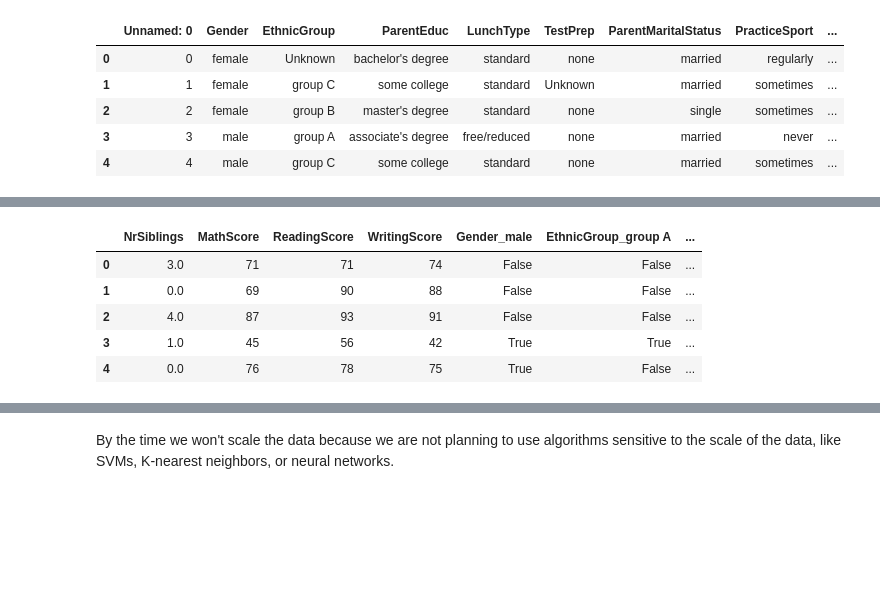
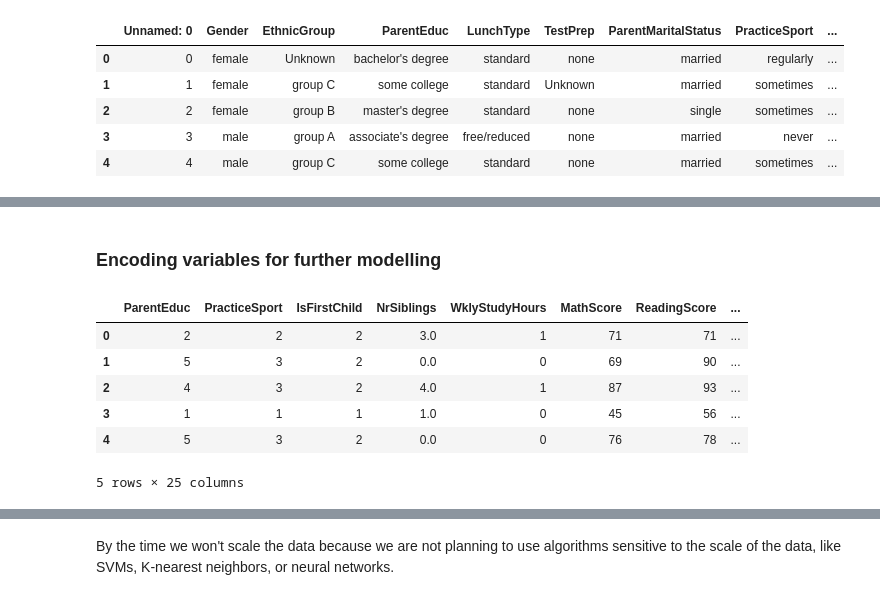
Before and after one commit to nilm9/Student_Grade_Predictor, a Jupyter notebook: modelling/EDA-StudentGrades.ipynb, the cells around one changed output, grey strips where cells are left out. Saved outputs shown, nothing was run; the diff lists cells and outputs as text; code cells hidden in the pictures; blank space fills up the shorter version.

```diff
--- a/modelling/EDA-StudentGrades.ipynb
+++ b/modelling/EDA-StudentGrades.ipynb
@@ -110,3 +116,23 @@ MathScore              0
 ReadingScore           0
 WritingScore           0
 dtype: int64
+# %%
+# add a new column called 'Overall_Score' to put the overall score for each student
+df['Overall_Score'] = ((df['MathScore'] + df['ReadingScore'] + df['WritingScore']) / 3).round(2)
+
+
+# Assuming we have the following grading scale:
+# A: 90-100, B: 80-89, C: 70-79, D: 60-69, F: 0-59
+def assign_grade(score):
+    if 90 <= score <= 100:
+        return 'A'
+    elif 80 <= score < 90:
+        return 'B'
+    elif 70 <= score < 80:
+        return 'C'
+    elif 60 <= score < 70:
+        return 'D'
+    else:
+        return 'F'
+# add a new column called 'Grades' that contains students grades
+df['Grades'] = df['Overall_Score'].apply(assign_grade)
@@ -112,0 +148,15 @@ dtype: int64
+# %%
+fig, axs = plt.subplots(2, 2, figsize=(10, 8))
+
+# Iterate over the columns and create the distribution plots
+columns = ['Gender', 'EthnicGroup', 'ParentEduc', 'WklyStudyHours']
+for i, col in enumerate(columns):
+    ax = axs[i//2, i%2]
+    df[col].value_counts().plot(kind='bar', ax=ax)
+    ax.set_title(f"Distribution of {col}")
+
+# Adjust the spacing between subplots
+plt.tight_layout()
+
+# Display the merged graph
+plt.show()
@@ -113,28 +200,31 @@ dtype: int64
+# %% [markdown]
+### Encoding variables for further modelling
 # %%
 
 df.drop(columns=['Unnamed: 0'], inplace=True)
 
 # Assuming df is your DataFrame
 # One-Hot Encoding for nominal variables
 nominal_columns = ['Gender', 'EthnicGroup', 'LunchType', 'TestPrep', 'ParentMaritalStatus', 'TransportMeans']
 df = pd.get_dummies(df, columns=nominal_columns, drop_first=True)
 
 # Label Encoding for ordinal variables
 label_encoder = LabelEncoder()
-ordinal_columns = [ 'PracticeSport', 'IsFirstChild', 'ParentEduc', 'WklyStudyHours']
+ordinal_columns = [ 'PracticeSport', 'IsFirstChild', 'ParentEduc', 'WklyStudyHours', 'Grades']
 for col in ordinal_columns:
     df[col] = label_encoder.fit_transform(df[col])
 
-columns_to_drop = [ 'PracticeSport', 'IsFirstChild', 'ParentEduc', 'WklyStudyHours']
-df = df.drop(columns=columns_to_drop)
+#columns_to_drop = [ 'PracticeSport', 'IsFirstChild', 'ParentEduc', 'WklyStudyHours']
+#df = df.drop(columns=columns_to_drop)
 
 # View the transformed DataFrame
 df.head()
 # %% [output]
-|  | NrSiblings | MathScore | ReadingScore | WritingScore | Gender_male | EthnicGroup_group A | ... |
-| 0 | 3.0 | 71 | 71 | 74 | False | False | ... |
-| 1 | 0.0 | 69 | 90 | 88 | False | False | ... |
-| 2 | 4.0 | 87 | 93 | 91 | False | False | ... |
-| 3 | 1.0 | 45 | 56 | 42 | True | True | ... |
-| 4 | 0.0 | 76 | 78 | 75 | True | False | ... |
+|  | ParentEduc | PracticeSport | IsFirstChild | NrSiblings | WklyStudyHours | MathScore | ReadingScore | ... |
+| 0 | 2 | 2 | 2 | 3.0 | 1 | 71 | 71 | ... |
+| 1 | 5 | 3 | 2 | 0.0 | 0 | 69 | 90 | ... |
+| 2 | 4 | 3 | 2 | 4.0 | 1 | 87 | 93 | ... |
+| 3 | 1 | 1 | 1 | 1.0 | 0 | 45 | 56 | ... |
+| 4 | 5 | 3 | 2 | 0.0 | 0 | 76 | 78 | ... |
+5 rows × 25 columns
 # %%
```
Also changed, not shown: parts of 17 cells of this notebook, 41 other files.
